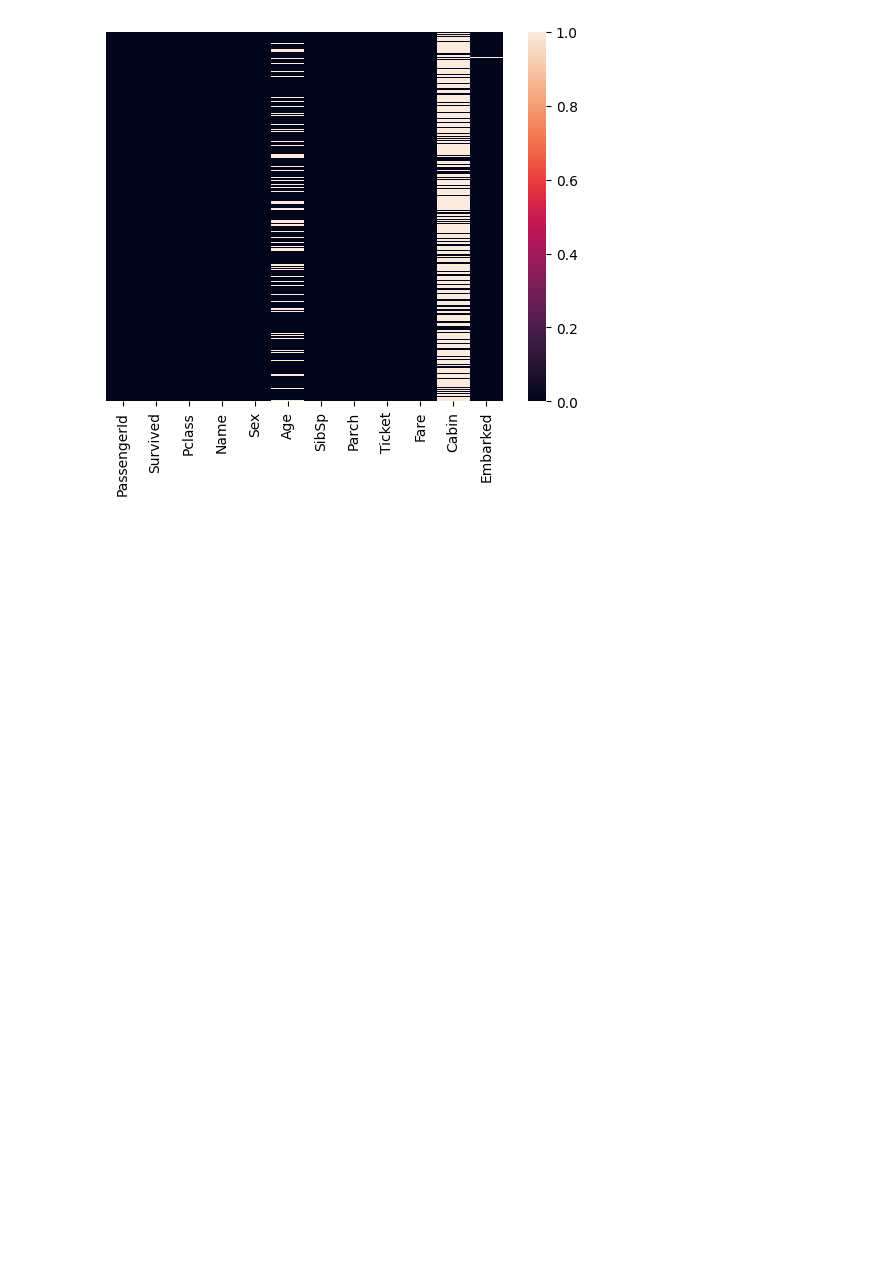
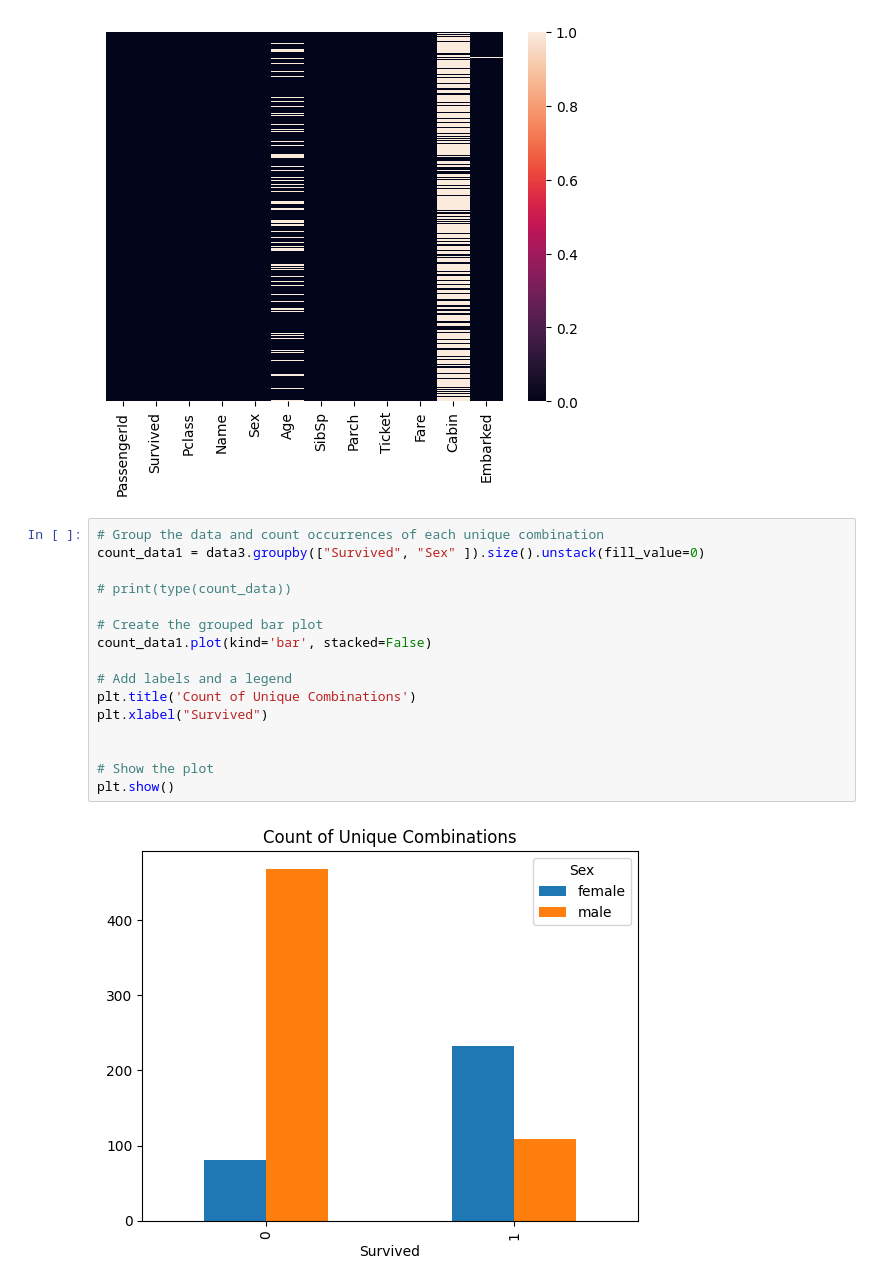
Before and after one commit to humancoder1/EDA_Titanic_DataSet, a Jupyter notebook: test.ipynb, the cells around one changed output. Drawn from its saved outputs; the diff is of its cells as text; blank space fills up the shorter version.

Commit message:
Created visualisation for the survived people based on gender

```diff
--- a/test.ipynb
+++ b/test.ipynb
@@ -150,3 +150,21 @@ sns.heatmap(data3.isnull() , yticklabels=False )
 # %% [output]
 <Axes: >
 [figure]
+# %%
+# Group the data and count occurrences of each unique combination
+count_data1 = data3.groupby(["Survived", "Sex" ]).size().unstack(fill_value=0)
+
+# print(type(count_data))
+
+# Create the grouped bar plot
+count_data1.plot(kind='bar', stacked=False)
+
+# Add labels and a legend
+plt.title('Count of Unique Combinations')
+plt.xlabel("Survived")
+
+
+# Show the plot
+plt.show()
+# %% [output]
+[figure, added]
```
Also changed, not shown: parts of 1 cell of this notebook.
